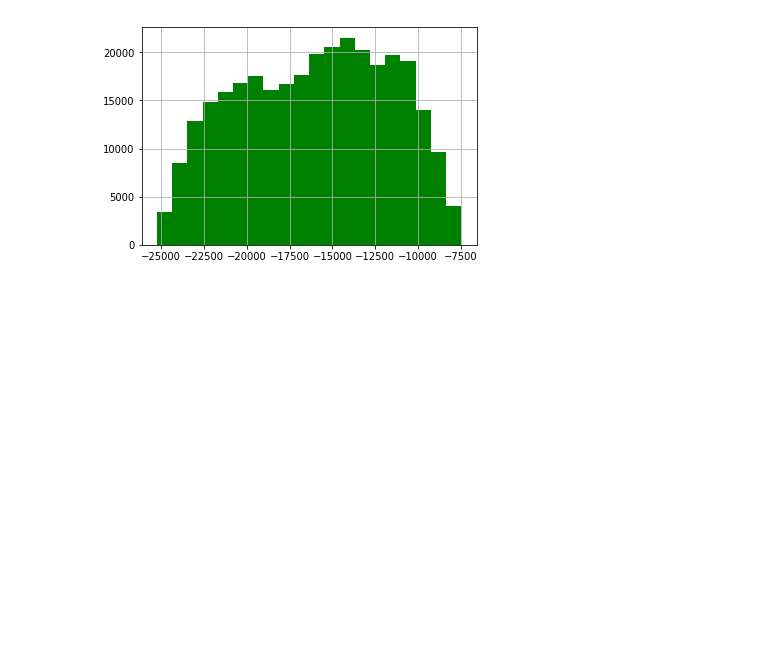
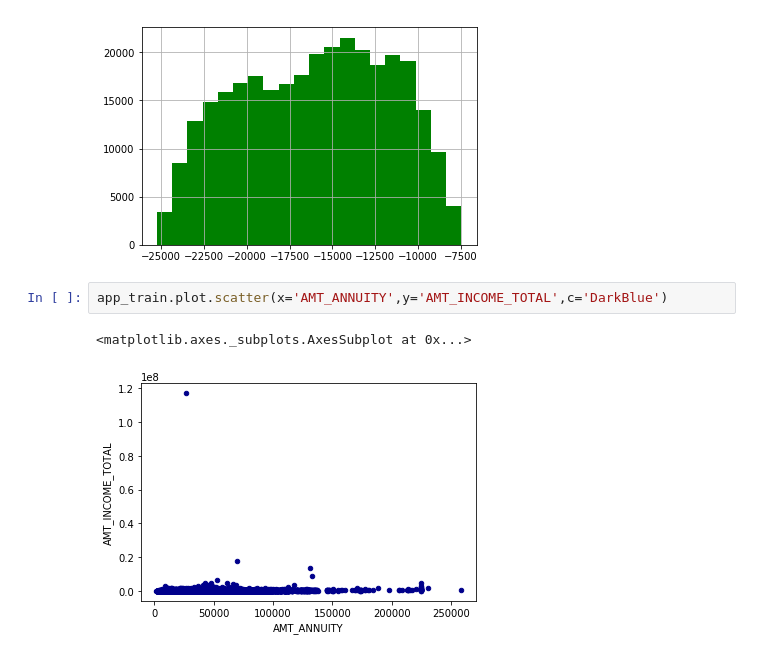
Before and after one commit to FanBoost/ML100Days, a Jupyter notebook: Day_008_HW.ipynb, the cells around one changed output. Cells and saved outputs as stored; diff of their text form; blank space fills up the shorter version.

```diff
--- a/Day_008_HW.ipynb
+++ b/Day_008_HW.ipynb
@@ -73,3 +73,8 @@ app_train.DAYS_BIRTH.hist(bins=20,color='green')
 # %% [output]
 <matplotlib.axes._subplots.AxesSubplot at 0x...>
 [figure]
+# %%
+app_train.plot.scatter(x='AMT_ANNUITY',y='AMT_INCOME_TOTAL',c='DarkBlue')
+# %% [output]
+<matplotlib.axes._subplots.AxesSubplot at 0x...>
+[figure, added]
```
